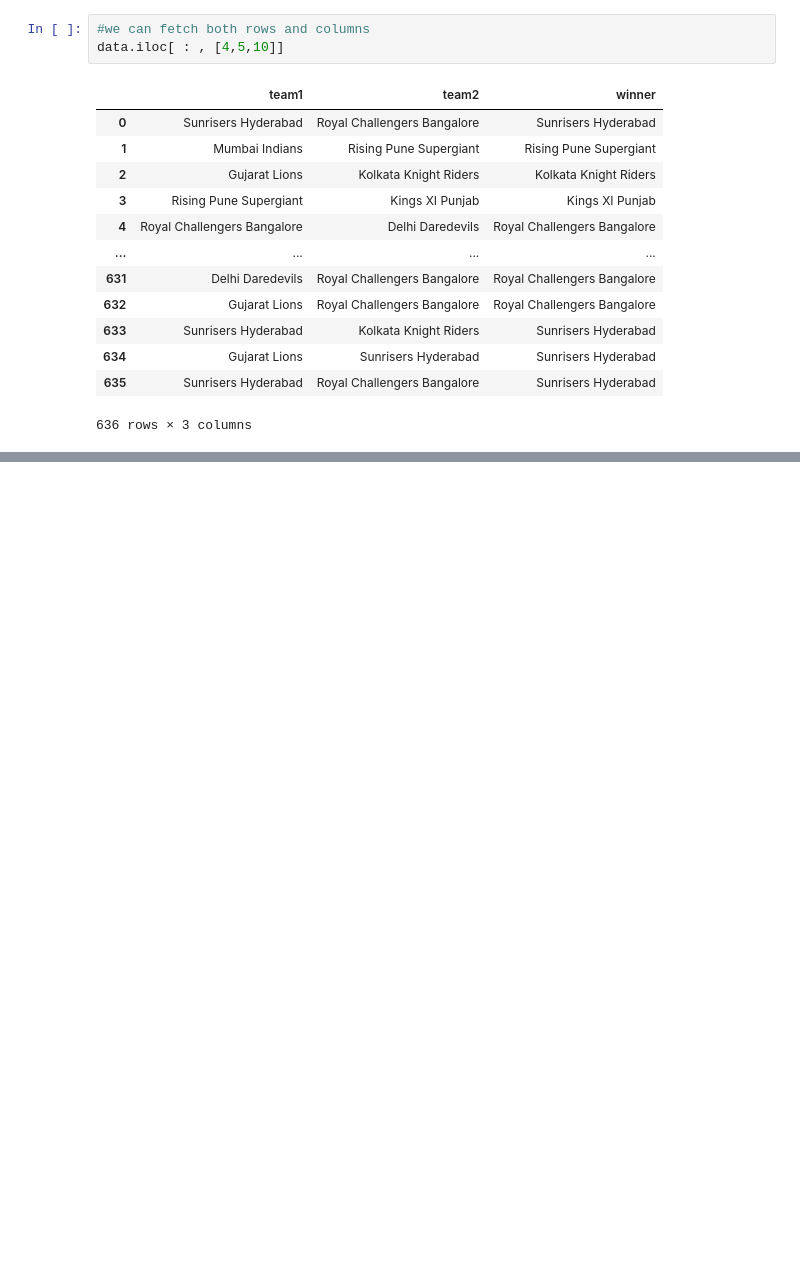
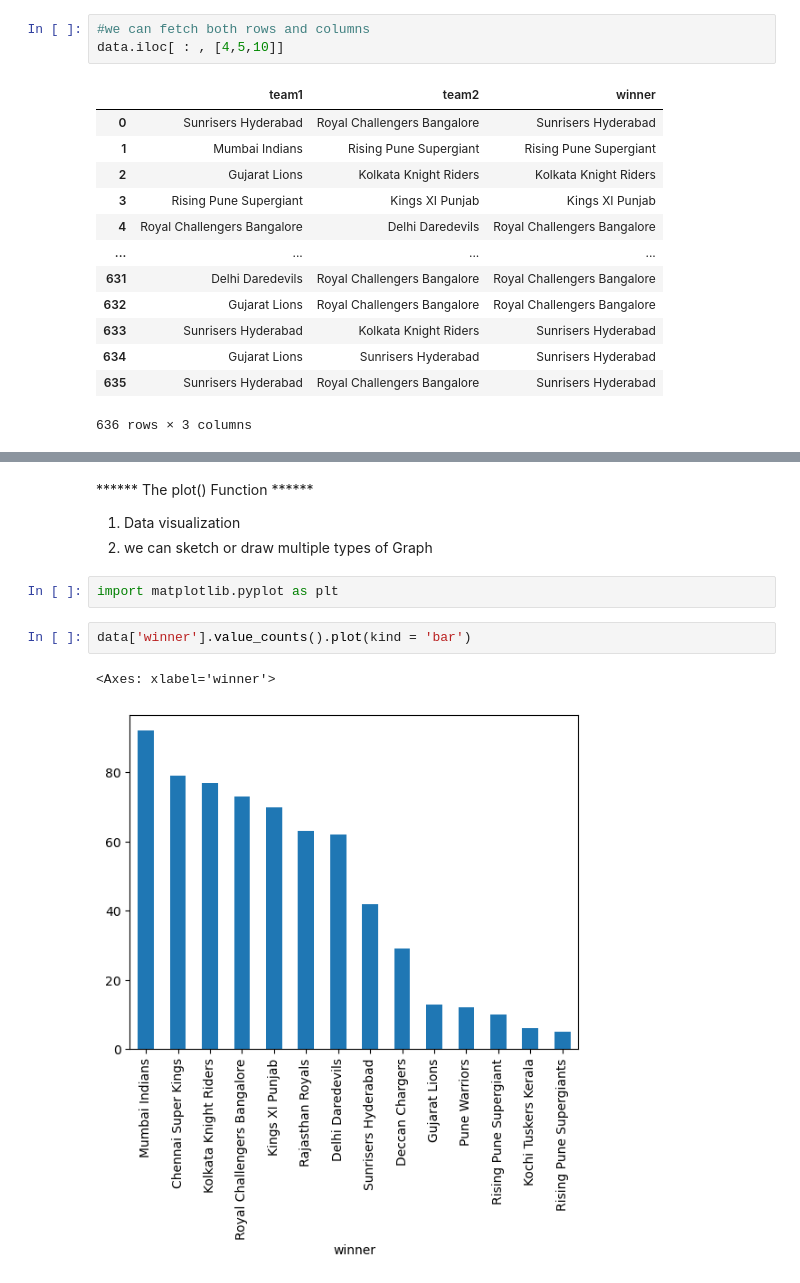
Before and after one commit to rekhaaryal/IPL_Analysis_using_Pandas, a Jupyter notebook: IPL_Analysiss.ipynb, the cells around one changed output, grey strips where cells are left out. Saved outputs shown, nothing was run; the diff lists cells and outputs as text; blank space fills up the shorter version.

Commit message:
Filter data and add line plot for visualization

```diff
--- a/IPL_Analysiss.ipynb
+++ b/IPL_Analysiss.ipynb
@@ -197,0 +262,11 @@ data.iloc[ : , [4,5,10]]
+# %% [markdown]
+******  The plot() Function ******
+1. Data visualization
+2. we can sketch or draw multiple types of Graph
+# %%
+import matplotlib.pyplot as plt
+# %%
+data['winner'].value_counts().plot(kind = 'bar')
+# %% [output]
+<Axes: xlabel='winner'>
+[figure, added]
```
Also changed, not shown: parts of 10 cells of this notebook.
